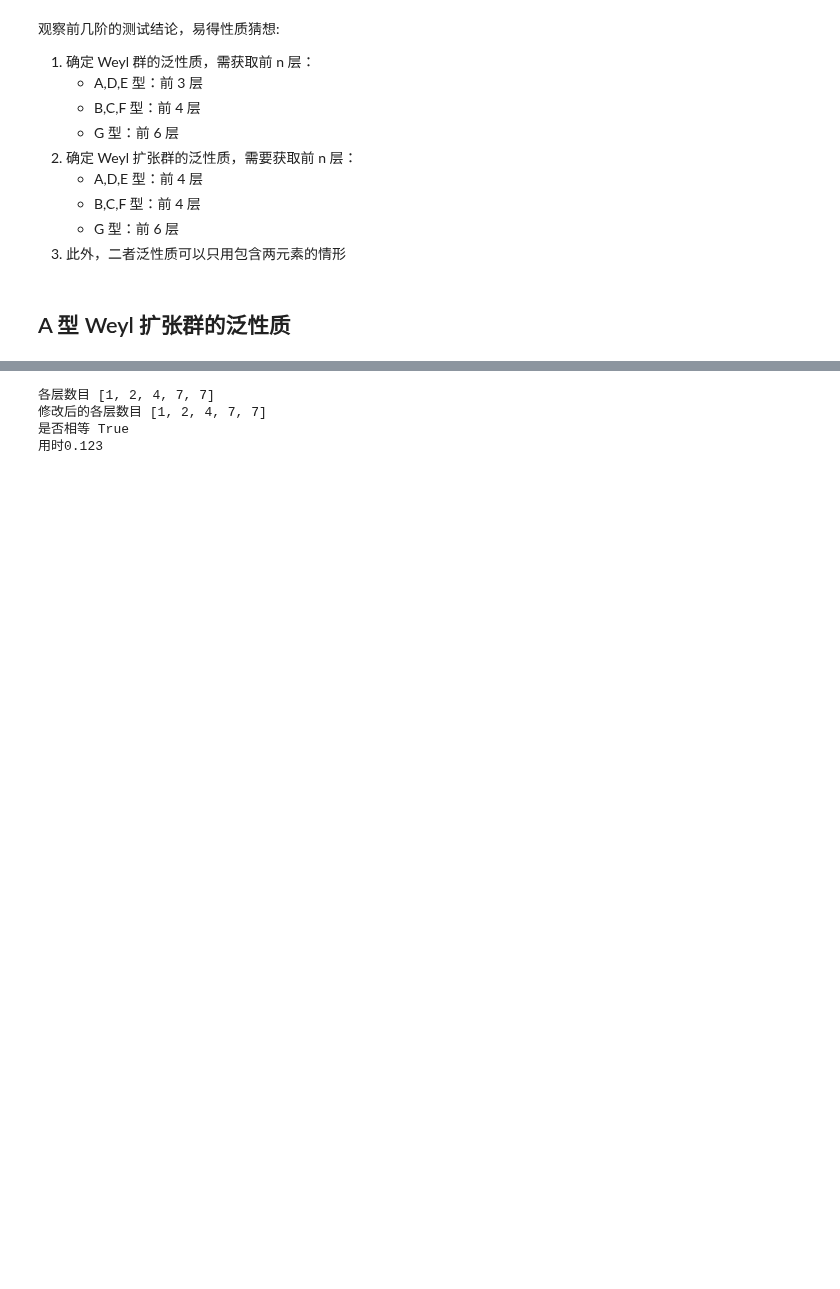
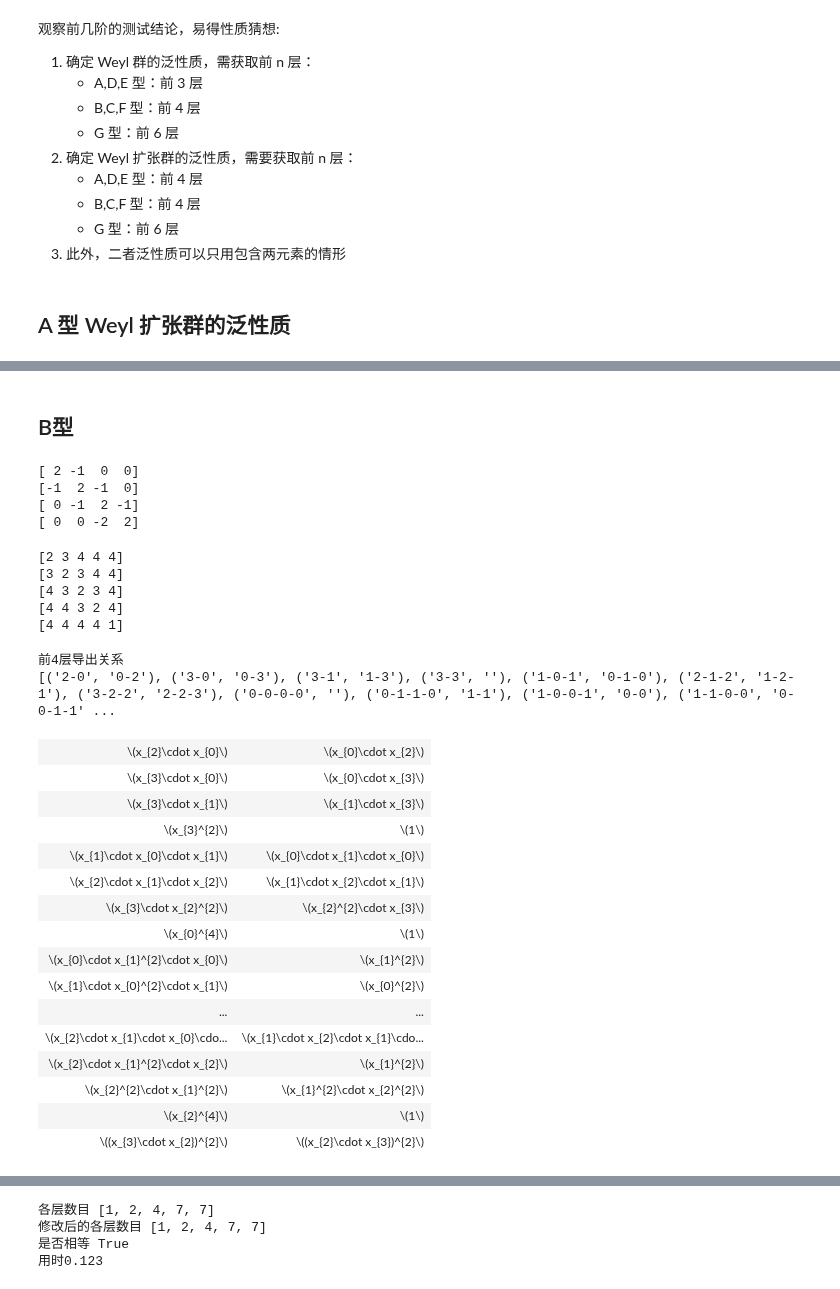
Before and after one commit to RexWzh/WeylGroupExtension, a Jupyter notebook: universalproperty_mathai.ipynb, the cells around one changed output, grey strips where cells are left out. Saved outputs shown, nothing was run; the diff lists cells and outputs as text; code cells hidden in the pictures; blank space fills up the shorter version.

```diff
--- a/universalproperty_mathai.ipynb
+++ b/universalproperty_mathai.ipynb
@@ -92,0 +134,50 @@ def main(s,n,k):
+# %% [markdown]
+## B型
+# %%
+CartanMatrix(["B",4])
+# %% [output]
+[ 2 -1  0  0]
+[-1  2 -1  0]
+[ 0 -1  2 -1]
+[ 0  0 -2  2]
+# %%
+OrderMatrixOfGens(Thetas("B",5))
+# %% [output]
+[2 3 4 4 4]
+[3 2 3 4 4]
+[4 3 2 3 4]
+[4 4 3 2 4]
+[4 4 4 4 1]
+# %%
+s,n = "B",4
+gens = Thetas(s,n)
+G = MatrixGroup(gens)
+
+# 计算结果
+k = 4
+_,_,relations = UniversalPropertyOfGroup(G,k)
+print("前%d层导出关系"%k,relations, sep="\n")
+print()
+# 定义商群
+FG = FreeGroup(n)
+elements = [(relation2element(a,FG.gens()),relation2element(b,FG.gens())) for a,b in relations]
+table(elements)
+# %% [output]
+前4层导出关系
+[('2-0', '0-2'), ('3-0', '0-3'), ('3-1', '1-3'), ('3-3', ''), ('1-0-1', '0-1-0'), ('2-1-2', '1-2-1'), ('3-2-2', '2-2-3'), ('0-0-0-0', ''), ('0-1-1-0', '1-1'), ('1-0-0-1', '0-0'), ('1-1-0-0', '0-0-1-1' ...
+| \(x_{2}\cdot x_{0}\) | \(x_{0}\cdot x_{2}\) |
+| \(x_{3}\cdot x_{0}\) | \(x_{0}\cdot x_{3}\) |
+| \(x_{3}\cdot x_{1}\) | \(x_{1}\cdot x_{3}\) |
+| \(x_{3}^{2}\) | \(1\) |
+| \(x_{1}\cdot x_{0}\cdot x_{1}\) | \(x_{0}\cdot x_{1}\cdot x_{0}\) |
+| \(x_{2}\cdot x_{1}\cdot x_{2}\) | \(x_{1}\cdot x_{2}\cdot x_{1}\) |
+| \(x_{3}\cdot x_{2}^{2}\) | \(x_{2}^{2}\cdot x_{3}\) |
+| \(x_{0}^{4}\) | \(1\) |
+| \(x_{0}\cdot x_{1}^{2}\cdot x_{0}\) | \(x_{1}^{2}\) |
+| \(x_{1}\cdot x_{0}^{2}\cdot x_{1}\) | \(x_{0}^{2}\) |
+| ... | ... |
+| \(x_{2}\cdot x_{1}\cdot x_{0}\cdo... | \(x_{1}\cdot x_{2}\cdot x_{1}\cdo... |
+| \(x_{2}\cdot x_{1}^{2}\cdot x_{2}\) | \(x_{1}^{2}\) |
+| \(x_{2}^{2}\cdot x_{1}^{2}\) | \(x_{1}^{2}\cdot x_{2}^{2}\) |
+| \(x_{2}^{4}\) | \(1\) |
+| \((x_{3}\cdot x_{2})^{2}\) | \((x_{2}\cdot x_{3})^{2}\) |
```
Also changed, not shown: parts of 14 cells of this notebook, 3 other files.
